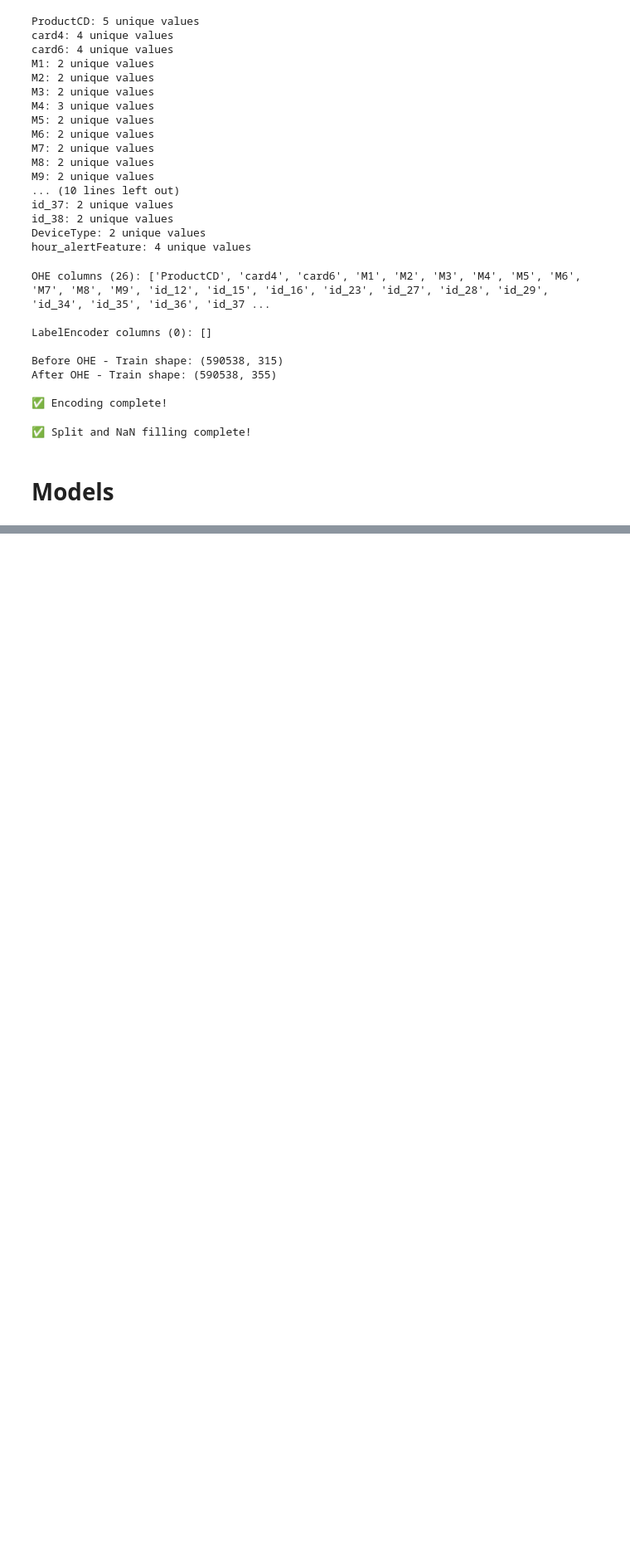
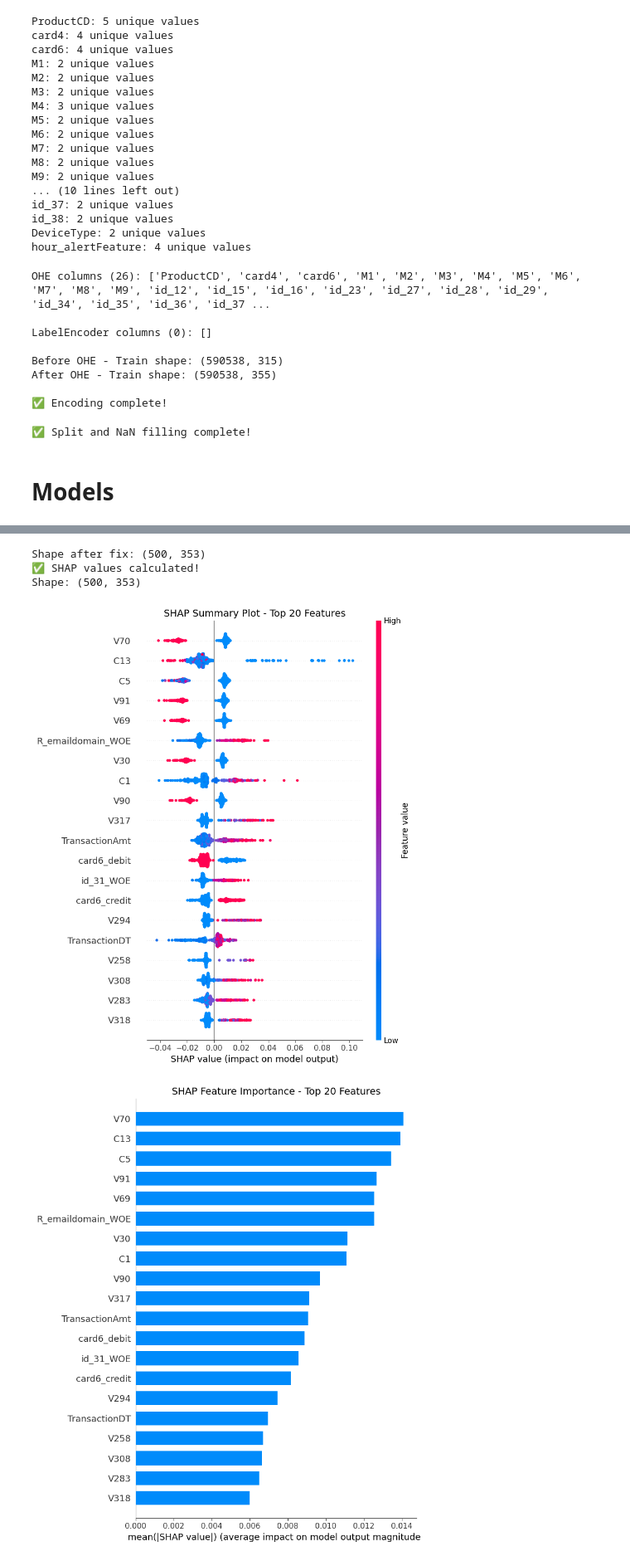
Before and after one commit to Sula1909/ML-Assignment2, a Jupyter notebook: model-experiment-randomforest.ipynb, the cells around one changed output, grey strips where cells are left out. Shown at 83% size. Cells and saved outputs as stored; diff of their text form; code cells hidden in the pictures; blank space fills up the shorter version.

```diff
--- a/model-experiment-randomforest.ipynb
+++ b/model-experiment-randomforest.ipynb
@@ -928,7 +930,7 @@ import mlflow
 import mlflow.sklearn
 import gc
 
-RUN_RF = False
+RUN_RF = True
 
 if RUN_RF:
 
@@ -943,7 +945,7 @@ if RUN_RF:
         'n_jobs': -1
     }
 
-    with mlflow.start_run(run_name="RandomForest_Hyperparameter_Selection"):
+    with mlflow.start_run(run_name="RandomForest_BestModel"):
         mlflow.log_params(rf_params)
 
         model_rf = RandomForestClassifier(**rf_params)
@@ -984,7 +986,6 @@ if RUN_RF:
 
         mlflow.sklearn.log_model(model_rf, "rf_baseline_model")
 
-    del model_rf
     gc.collect()
 else:
     print("⏭️ Random Forest Skipped !")
@@ -992,0 +1008,49 @@ else:
+# %%
+import shap
+import matplotlib.pyplot as plt
+
+X_shap_sample = X_train.sample(500, random_state=42)
+
+# Calculate SHAP values
+explainer = shap.TreeExplainer(model_rf)
+shap_values = explainer.shap_values(X_shap_sample)
+
+# For RandomForest binary classification, shap_values is a list of 2 arrays
+# Index [1] = fraud class (what we care about)
+
+if isinstance(shap_values, list):
+    shap_values_fraud = shap_values[1]  # old SHAP format
+else:
+    shap_values_fraud = shap_values[:, :, 1]  # new SHAP format
+
+print(f"Shape after fix: {shap_values_fraud.shape}")
+
+print("✅ SHAP values calculated!")
+print(f"Shape: {shap_values_fraud.shape}")
+
+# Plot 1 - Summary Plot (shows direction and magnitude)
+plt.figure()
+shap.summary_plot(shap_values_fraud, X_shap_sample, max_display=20, show=False)
+plt.title("SHAP Summary Plot - Top 20 Features", fontsize=14)
+plt.tight_layout()
+plt.savefig("shap_summary_plot.png", dpi=150, bbox_inches='tight')
+plt.show()
+
+# Plot 2 - Bar Plot (simple importance ranking)
+plt.figure()
+shap.summary_plot(shap_values_fraud, X_shap_sample, plot_type="bar", max_display=20, show=False)
+plt.title("SHAP Feature Importance - Top 20 Features", fontsize=14)
+plt.tight_layout()
+plt.savefig("shap_bar_plot.png", dpi=150, bbox_inches='tight')
+plt.show()
+
+with mlflow.start_run(run_name="RandomForest_SHAP_Analysis"):
+    mlflow.log_artifact("shap_summary_plot.png")
+    mlflow.log_artifact("shap_bar_plot.png")
+    print("✅ SHAP plots logged to MLflow!")
+# %% [output]
+Shape after fix: (500, 353)
+✅ SHAP values calculated!
+Shape: (500, 353)
+[figure, added]
+[figure, added]
```
Also changed, not shown: parts of 8 cells of this notebook.
